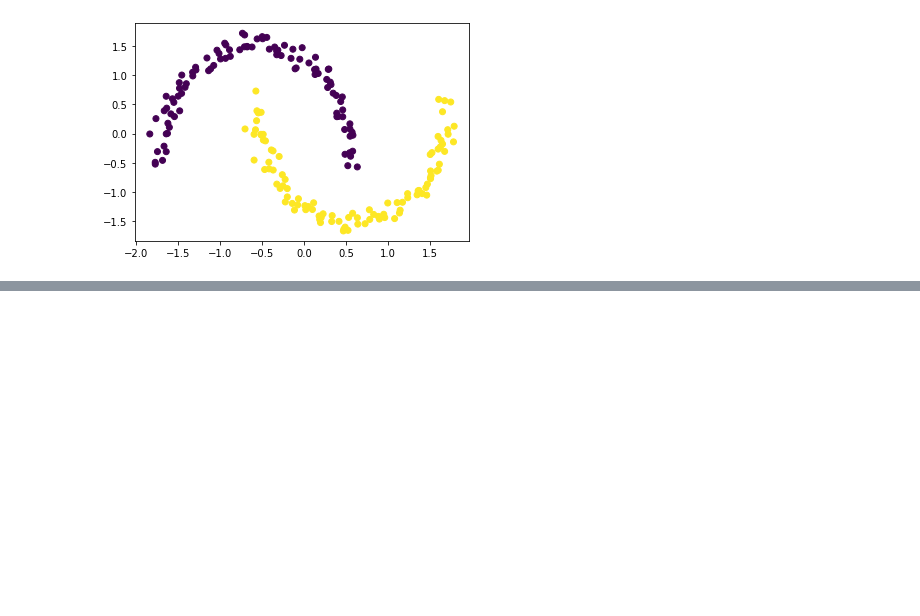
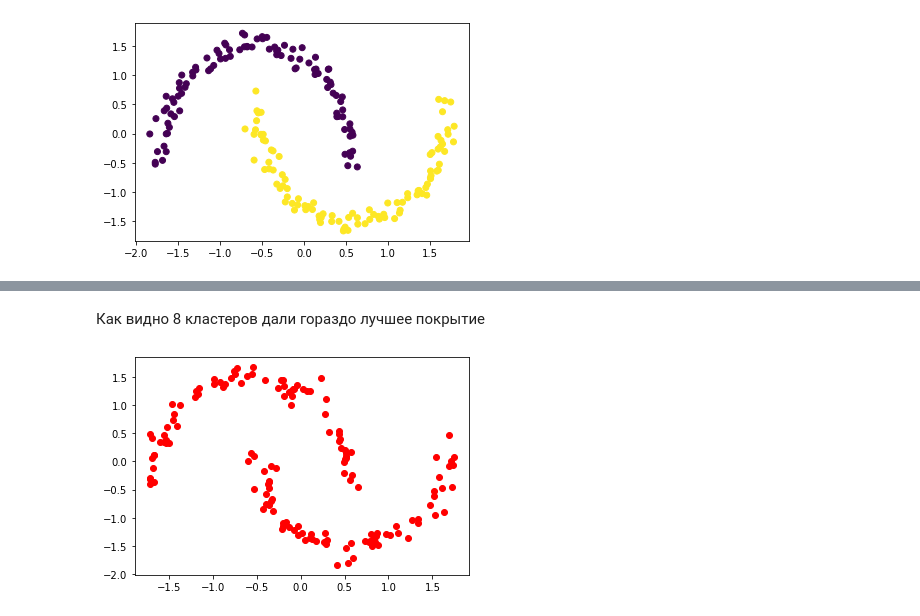
Before and after one commit to BurovNV/MyRepo, a Jupyter notebook: Clust_GMM_EM.ipynb, the cells around one changed output, grey strips where cells are left out. Drawn from its saved outputs; the diff is of its cells as text; code cells hidden in the pictures; blank space fills up the shorter version.

```diff
--- a/Clust_GMM_EM.ipynb
+++ b/Clust_GMM_EM.ipynb
@@ -72,0 +75,15 @@ plt.scatter(centers[:, 0], centers[:, 1],c='black', s=300, alpha=0.6);
+# %% [markdown]
+Как видно 8 кластеров дали гораздо лучшее покрытие
+# %%
+# использование GMM для генерации новых данных с распределением,
+# подобным распределению обучающих данных
+GM_8 = GaussianMixture(n_components=8,
+                       covariance_type='full')
+GM_8_cluster = GM_8.fit(x_std)
+GM_8_generator = GM_8_cluster.sample(n_samples=150)
+# генератор вернет список списков!
+plt.scatter(GM_8_generator[0][:, 0], GM_8_generator[0][:, 1], c='red')
+#plt.scatter(x_std[:, 0], x_std[:, 1], c=y)
+plt.show();
+# %% [output]
+[figure, added]
```
Also changed, not shown: parts of 4 cells of this notebook.
